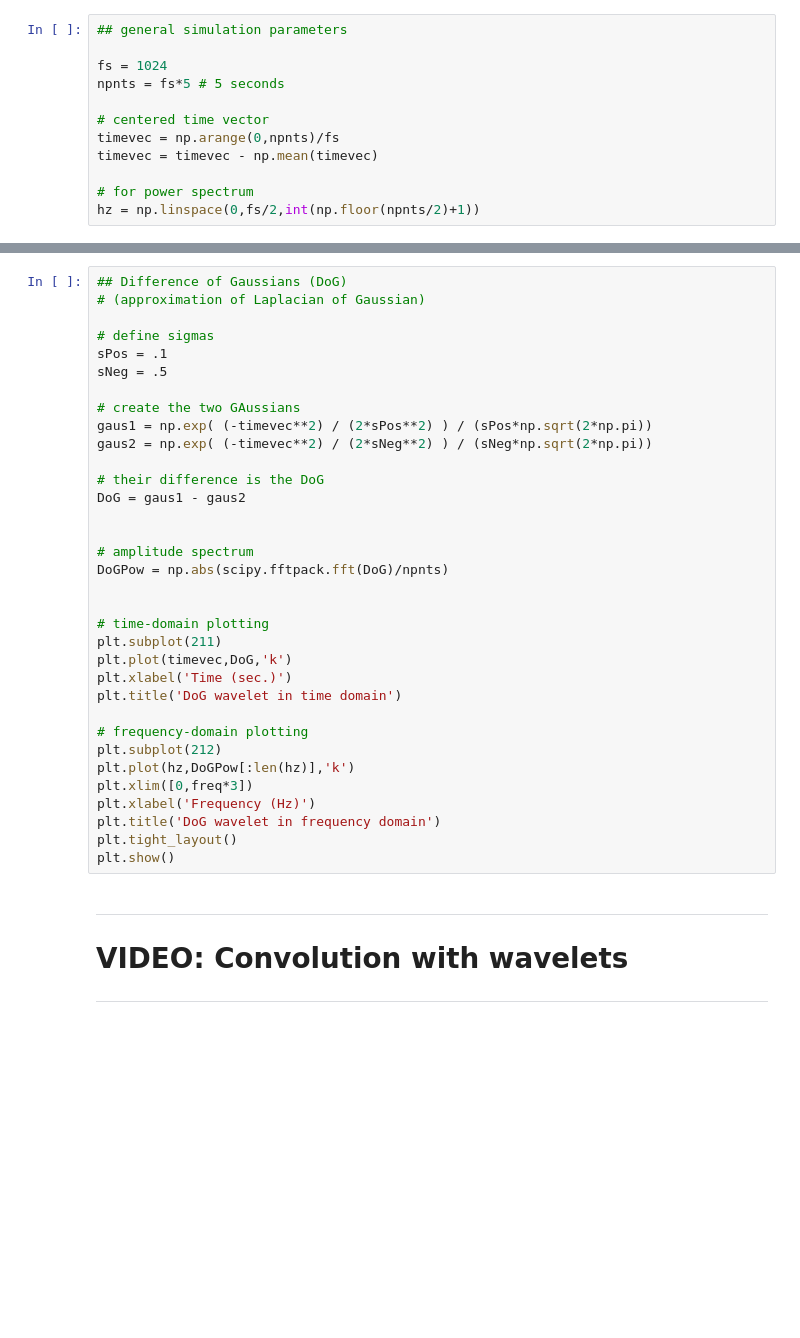
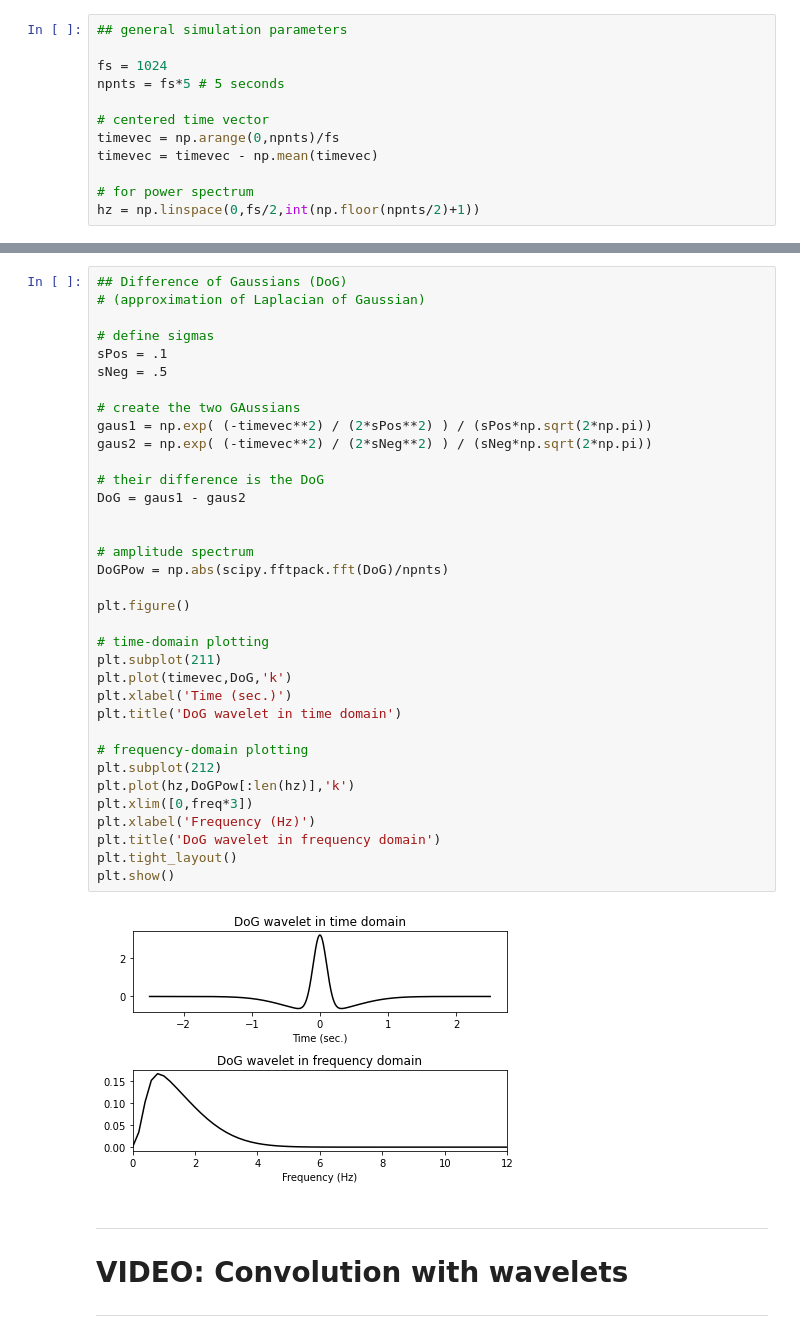
Before and after one commit to amirhdre/DSP-udemy, a Jupyter notebook: 7_wavelets/wavelet.ipynb, the cells around one changed output, grey strips where cells are left out. Saved outputs shown, nothing was run; the diff lists cells and outputs as text; blank space fills up the shorter version.

```diff
--- a/7_wavelets/wavelet.ipynb
+++ b/7_wavelets/wavelet.ipynb
@@ -140,33 +146,36 @@ plt.show()
 # define sigmas
 sPos = .1
 sNeg = .5
 
 # create the two GAussians
 gaus1 = np.exp( (-timevec**2) / (2*sPos**2) ) / (sPos*np.sqrt(2*np.pi))
 gaus2 = np.exp( (-timevec**2) / (2*sNeg**2) ) / (sNeg*np.sqrt(2*np.pi))
 
 # their difference is the DoG
 DoG = gaus1 - gaus2
 
 
 # amplitude spectrum
 DoGPow = np.abs(scipy.fftpack.fft(DoG)/npnts)
 
+plt.figure()
 
 # time-domain plotting
 plt.subplot(211)
 plt.plot(timevec,DoG,'k')
 plt.xlabel('Time (sec.)')
 plt.title('DoG wavelet in time domain')
 
 # frequency-domain plotting
 plt.subplot(212)
 plt.plot(hz,DoGPow[:len(hz)],'k')
 plt.xlim([0,freq*3])
 plt.xlabel('Frequency (Hz)')
 plt.title('DoG wavelet in frequency domain')
 plt.tight_layout()
 plt.show()
+# %% [output]
+[figure, added]
 # %% [markdown]
 
 ---
```
Also changed, not shown: parts of 18 cells of this notebook, 1 other file.
